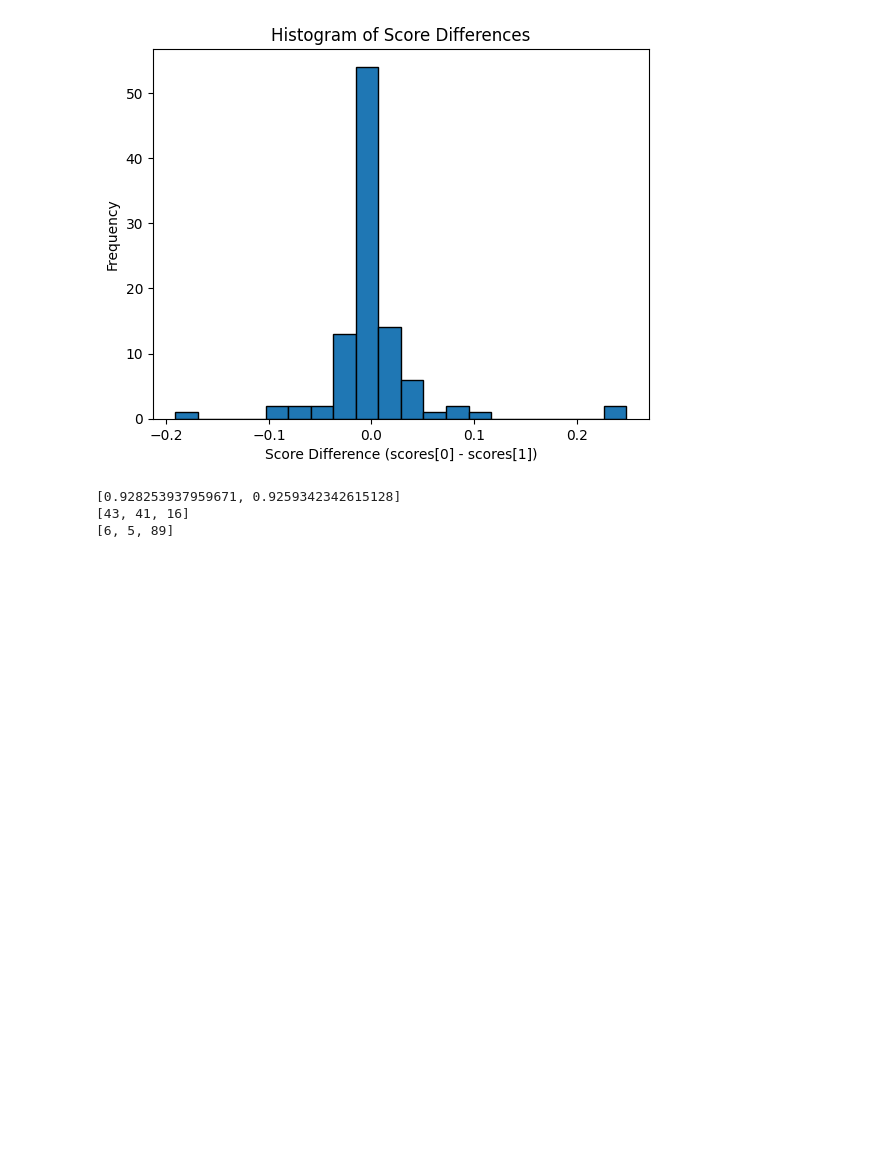
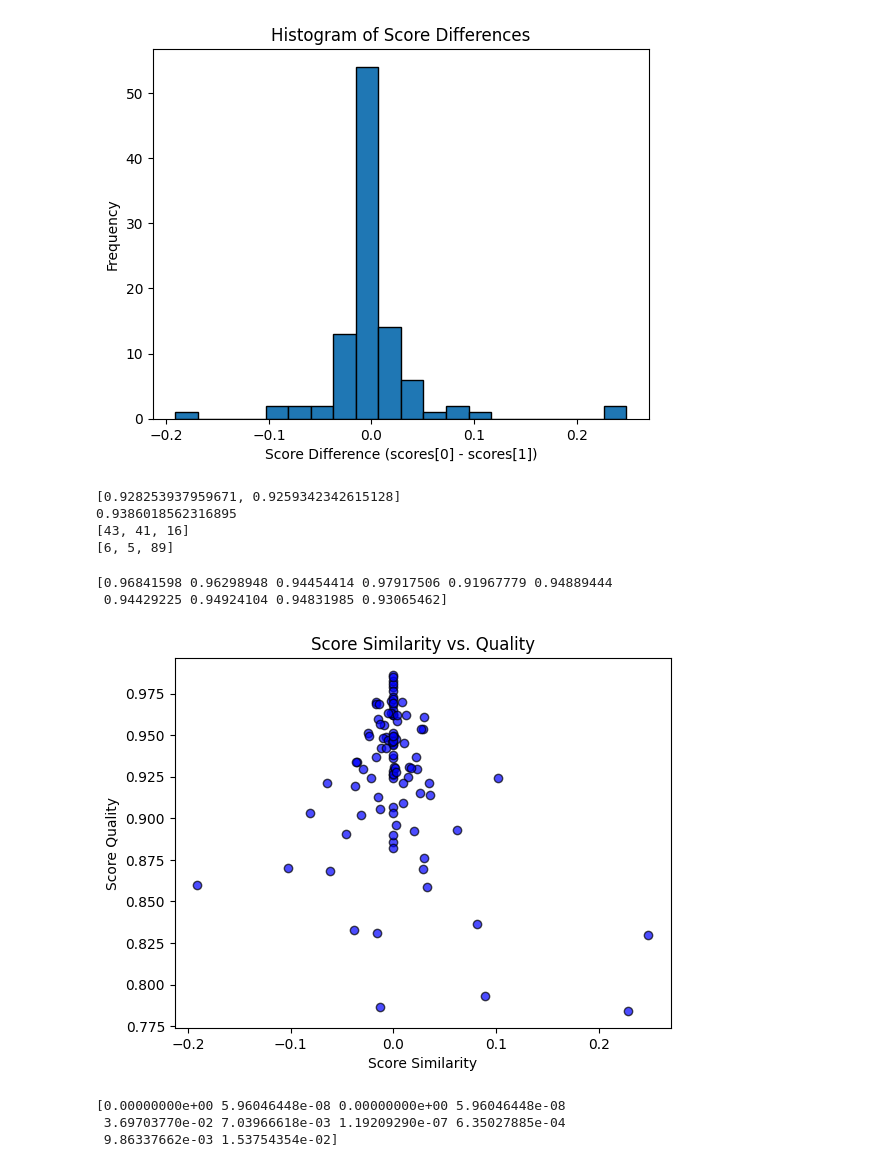
Before and after one commit to antoinevilain001/translation_thesis, a Jupyter notebook: translation_analysis/analysis1/analysis1.ipynb, the cells around one changed output. Cells and saved outputs as stored; diff of their text form; code cells hidden in the pictures; blank space fills up the shorter version.

Commit message:
quality vs similarity analysis

```diff
--- a/translation_analysis/analysis1/analysis1.ipynb
+++ b/translation_analysis/analysis1/analysis1.ipynb
@@ -336,6 +336,7 @@ def analyze(score_array, threshold = 0.05):
     total_scores = [0, 0]
     wins = [0, 0, 0]
     wins_above_threshold = [0, 0, 0]
+    highest_possible_score = 0 # assume we always take the best one
 
     n = len(score_array)
 
@@ -349,10 +350,13 @@ def analyze(score_array, threshold = 0.05):
 
         if diff > 0:
             wins[0] +=1
+            highest_possible_score += score0
         elif diff < 0:
             wins[1] +=1
+            highest_possible_score += score1
         else:
             wins[2] +=1
+            highest_possible_score += score0
 
         if diff > threshold:
             wins_above_threshold[0] +=1
@@ -362,12 +366,50 @@ def analyze(score_array, threshold = 0.05):
             wins_above_threshold[2] +=1
 
     average_scores = [total_scores[0]/n, total_scores[1]/n]
+    highest_possible_average = highest_possible_score / n
     print(average_scores)
+    print(highest_possible_average)
     print(wins)
     print(wins_above_threshold)
 
 analyze(loaded_evaluated_array, 0.05)
 # %% [output]
 [0.928253937959671, 0.9259342342615128]
+0.9386018562316895
 [43, 41, 16]
 [6, 5, 89]
+# %%
+# does score similarity to each other have a correlation with good translations?
+score_averages = np.array([
+    item.system_score
+    for item in loaded_evaluated_array
+])
+print(score_averages[:10])
+# %% [output]
+[0.96841598 0.96298948 0.94454414 0.97917506 0.91967779 0.94889444
+ 0.94429225 0.94924104 0.94831985 0.93065462]
+# %%
+# Scatter plot
+plt.scatter(score_differences, score_averages, color='blue', alpha=0.7, edgecolor='k')
+
+# Labels and title
+plt.xlabel('Score Similarity')
+plt.ylabel('Score Quality')
+plt.title('Score Similarity vs. Quality')
+
+# Show plot
+plt.show()
+# %% [output]
+[figure, added]
+# %%
+# Extract the difference scores[0] - scores[1] for each object
+abs_score_differences = np.array([
+    np.abs(item.scores[0] - item.scores[1])
+    for item in loaded_evaluated_array
+])
+
+print(abs_score_differences[:10])  # Preview first 10 to check
+# %% [output]
+[0.00000000e+00 5.96046448e-08 0.00000000e+00 5.96046448e-08
+ 3.69703770e-02 7.03966618e-03 1.19209290e-07 6.35027885e-04
+ 9.86337662e-03 1.53754354e-02]
```
Also changed, not shown: parts of 4 cells of this notebook.
